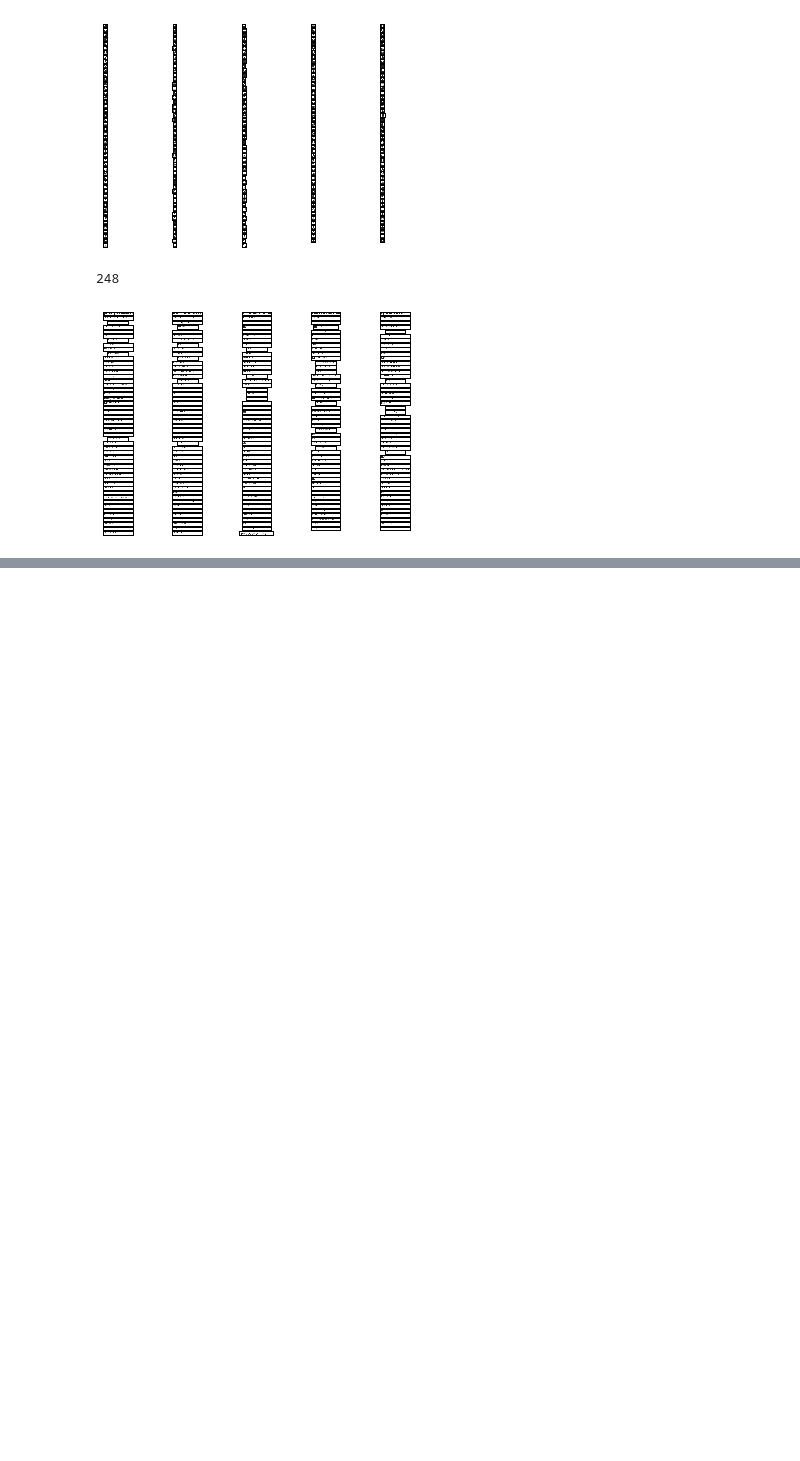
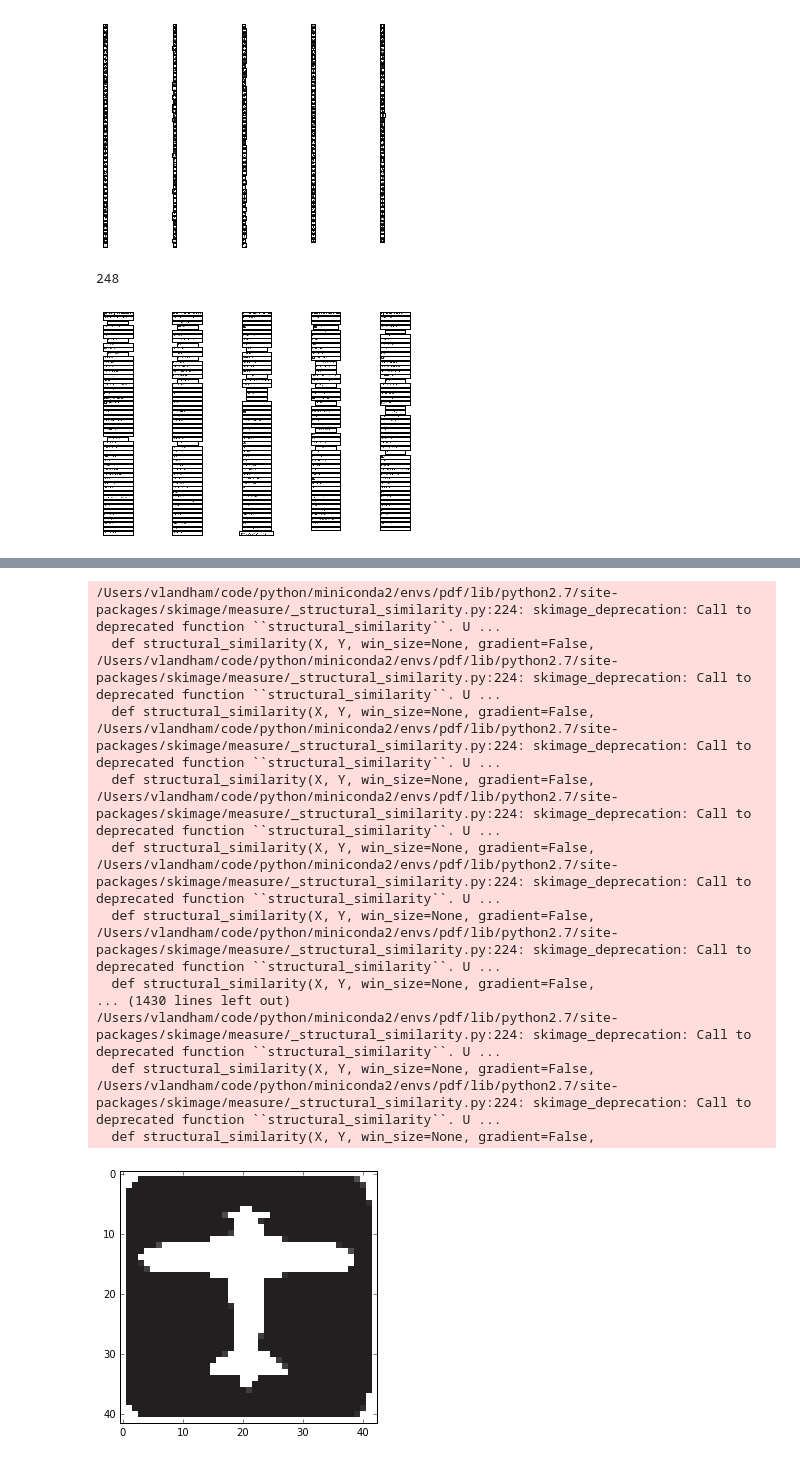
Before and after one commit to vlandham/national_parks_map_extract, a Jupyter notebook: notebook/image_filter_for_icons.ipynb, the cells around one changed output, grey strips where cells are left out. Cells and saved outputs as stored; diff of their text form; code cells hidden in the pictures; blank space fills up the shorter version.

```diff
--- a/notebook/image_filter_for_icons.ipynb
+++ b/notebook/image_filter_for_icons.ipynb
@@ -268,3 +268,17 @@ for icon in tlabels:
     im = ax.imshow(icon)
 # %% [output]
 [figure]
+# %%
+import glob
+def load_keys(key_dir):
+    names = glob.glob(key_dir + "/icon_*_icon.png")
+    imgs = []
+    for path in names:
+        img = io.imread(path)
+        fname = path.split("/")[-1].split(".")[0]
+        imgs.append({"name":fname, "path":path, "img":img_as_float(img)})
+    return imgs
+
+
+keys = load_keys('../data/icon_key')
+#print(keys[0])
@@ -270,0 +303,24 @@ for icon in tlabels:
+# %%
+from skimage.measure import compare_ssim as ssim
+import skimage.measure as measure
+from operator import itemgetter
+
+#def find_img_ssims(img, imgs):
+
+def find_img_match(img, imgs):
+    ssims = []
+    for bimg in imgs:
+        shape = bimg.shape
+        img_shaped = img[0:shape[0], 0:shape[1], :]
+
+        shape = img_shaped.shape
+
+        bimg_shaped = bimg[0:shape[0], 0:shape[1], :]
+        #print(img_shaped.shape)
+        #print(bimg.shape)
+        score = measure.compare_ssim(img_shaped, bimg_shaped, multichannel=True)
+        ssims.append(score)
+    min_ssim = min(ssims)
+    ind = max(enumerate(ssims), key=itemgetter(1))[0]
+    #return (min_ssim, ind)
+    return ind
@@ -270,0 +330,25 @@ for icon in tlabels:
+# %%
+io.imshow(icons[10])
+key_imgs = [key['img'] for key in keys]
+match = find_img_match(icons[10], key_imgs)
+
+#io.imshow(key_imgs[match])
+# %% [output]
+/Users/vlandham/code/python/miniconda2/envs/pdf/lib/python2.7/site-packages/skimage/measure/_structural_similarity.py:224: skimage_deprecation: Call to deprecated function ``structural_similarity``. U ...
+  def structural_similarity(X, Y, win_size=None, gradient=False,
+/Users/vlandham/code/python/miniconda2/envs/pdf/lib/python2.7/site-packages/skimage/measure/_structural_similarity.py:224: skimage_deprecation: Call to deprecated function ``structural_similarity``. U ...
+  def structural_similarity(X, Y, win_size=None, gradient=False,
+/Users/vlandham/code/python/miniconda2/envs/pdf/lib/python2.7/site-packages/skimage/measure/_structural_similarity.py:224: skimage_deprecation: Call to deprecated function ``structural_similarity``. U ...
+  def structural_similarity(X, Y, win_size=None, gradient=False,
+/Users/vlandham/code/python/miniconda2/envs/pdf/lib/python2.7/site-packages/skimage/measure/_structural_similarity.py:224: skimage_deprecation: Call to deprecated function ``structural_similarity``. U ...
+  def structural_similarity(X, Y, win_size=None, gradient=False,
+/Users/vlandham/code/python/miniconda2/envs/pdf/lib/python2.7/site-packages/skimage/measure/_structural_similarity.py:224: skimage_deprecation: Call to deprecated function ``structural_similarity``. U ...
+  def structural_similarity(X, Y, win_size=None, gradient=False,
+/Users/vlandham/code/python/miniconda2/envs/pdf/lib/python2.7/site-packages/skimage/measure/_structural_similarity.py:224: skimage_deprecation: Call to deprecated function ``structural_similarity``. U ...
+  def structural_similarity(X, Y, win_size=None, gradient=False,
+... (1430 lines left out)
+/Users/vlandham/code/python/miniconda2/envs/pdf/lib/python2.7/site-packages/skimage/measure/_structural_similarity.py:224: skimage_deprecation: Call to deprecated function ``structural_similarity``. U ...
+  def structural_similarity(X, Y, win_size=None, gradient=False,
+/Users/vlandham/code/python/miniconda2/envs/pdf/lib/python2.7/site-packages/skimage/measure/_structural_similarity.py:224: skimage_deprecation: Call to deprecated function ``structural_similarity``. U ...
+  def structural_similarity(X, Y, win_size=None, gradient=False,
+[figure, added]
```
Also changed, not shown: parts of 3 cells of this notebook, 1 other file.
